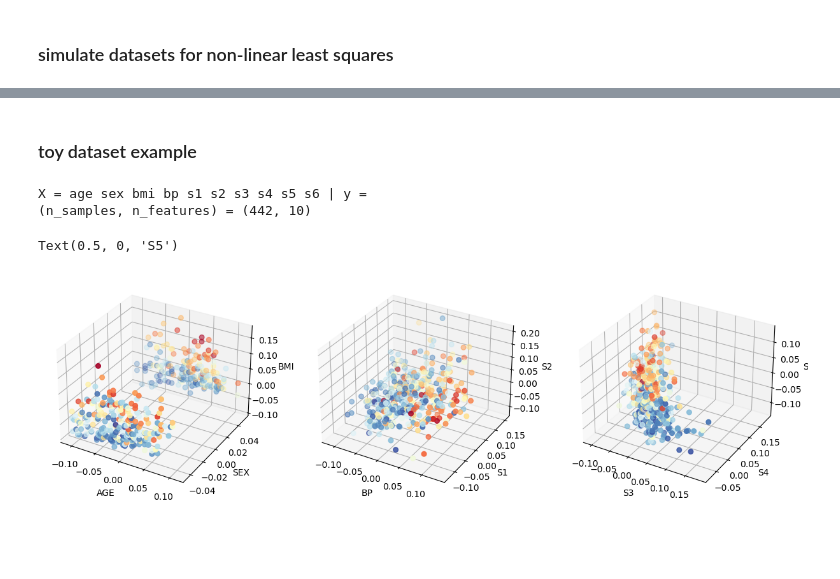
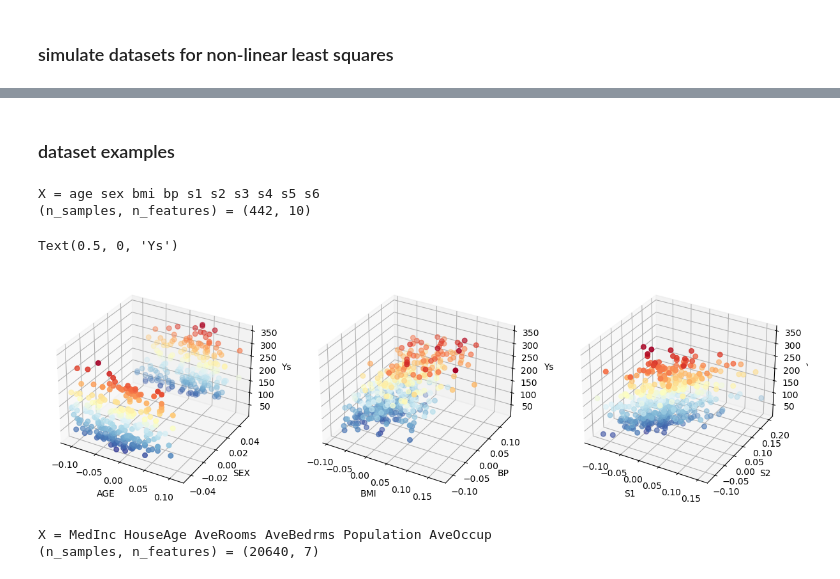
Before and after one commit to ryanhammonds/dsc210, a Jupyter notebook: project/fetch_datasets.ipynb, the cells around one changed output, grey strips where cells are left out. Cells and saved outputs as stored; diff of their text form; code cells hidden in the pictures; blank space fills up the shorter version.

Commit message:
include another regression dataset

```diff
--- a/project/fetch_datasets.ipynb
+++ b/project/fetch_datasets.ipynb
@@ -66,32 +67,38 @@ plt.show()
 # %% [markdown]
-### toy dataset example
+### dataset examples
 # %%
 db = skds.load_diabetes(as_frame=True, scaled=True)
-db_X = db.data
-db_y = db.target
-print("X =", *db_X.columns, "| y = ", "\n(n_samples, n_features) =", db_X.shape)
+db_X, db_y = db.data, db.target
+print("X =", *db_X.columns, "\n(n_samples, n_features) =", db_X.shape)
 # %% [output]
-X = age sex bmi bp s1 s2 s3 s4 s5 s6 | y =
+X = age sex bmi bp s1 s2 s3 s4 s5 s6
 (n_samples, n_features) = (442, 10)
 # %%
 # marginal plots
 fig, axs = plt.subplots(1, 3, figsize=(15, 10), subplot_kw=dict(projection="3d"))
 
 cmap = "RdYlBu_r"
-axs[0].scatter(db_X["age"], db_X["sex"], db_X["bmi"], c=db_y, s=30, cmap=cmap)
+axs[0].scatter(db_X["age"], db_X["sex"], db_y, c=db_y, s=30, cmap=cmap)
 axs[0].set_xlabel("AGE")
 axs[0].set_ylabel("SEX")
-axs[0].set_zlabel("BMI")
+axs[0].set_zlabel("Ys")
 
-axs[1].scatter(db_X["bp"], db_X["s1"], db_X["s2"], c=db_y, s=30, cmap=cmap)
-axs[1].set_xlabel("BP")
-axs[1].set_ylabel("S1")
-axs[1].set_zlabel("S2")
+axs[1].scatter(db_X["bmi"], db_X["bp"], db_y, c=db_y, s=30, cmap=cmap)
+axs[1].set_xlabel("BMI")
+axs[1].set_ylabel("BP")
+axs[1].set_zlabel("Ys")
 
-ax = axs[2].scatter(db_X["s3"], db_X["s4"], db_X["s5"], c=db_y, s=30, cmap=cmap)
-axs[2].set_xlabel("S3")
-axs[2].set_ylabel("S4")
-axs[2].set_zlabel("S5")
+ax = axs[2].scatter(db_X["s1"], db_X["s2"], db_y, c=db_y, s=30, cmap=cmap)
+axs[2].set_xlabel("S1")
+axs[2].set_ylabel("S2")
+axs[2].set_zlabel("Ys")
 # %% [output]
-Text(0.5, 0, 'S5')
+Text(0.5, 0, 'Ys')
-[figure, old version]
+[figure, new version]
+# %%
+cal = skds.fetch_california_housing(as_frame=True)
+cal_df = cal.frame.drop(columns=["Latitude", "Longitude"]).apply(robust_scale)
+print("X =", *cal_df.columns[:-1], "\n(n_samples, n_features) =", cal_df.shape)
+# %% [output]
+X = MedInc HouseAge AveRooms AveBedrms Population AveOccup
+(n_samples, n_features) = (20640, 7)
```
Also changed, not shown: parts of 4 cells of this notebook.
